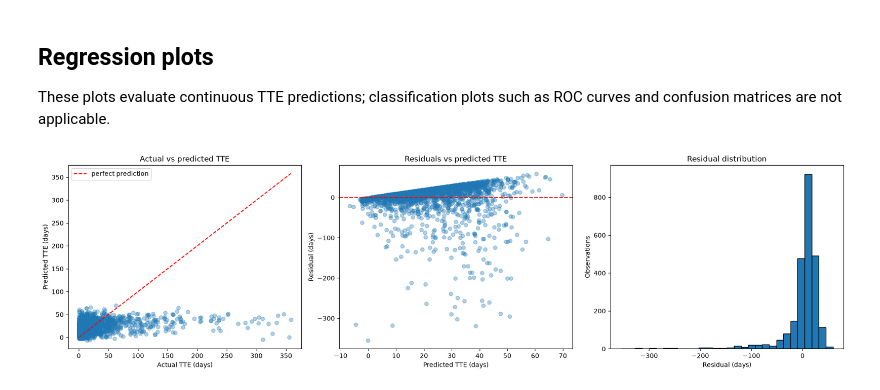
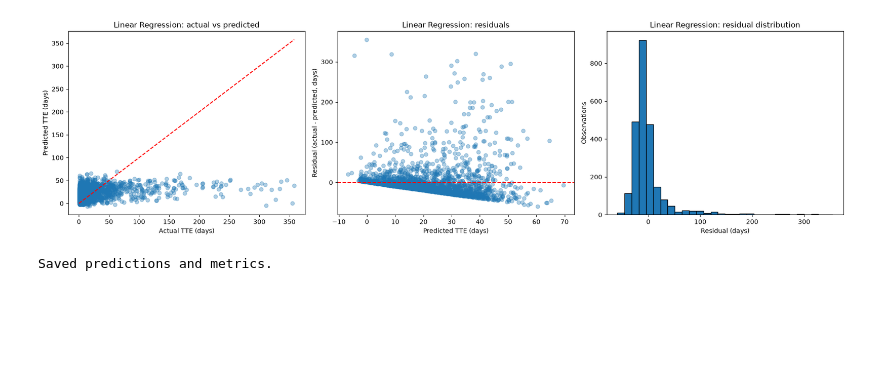
Before and after one commit to Sowmya-Ramesh-24/Satellite-Anomaly-Prediction-ML-Project, a Jupyter notebook: notebooks/lr.ipynb, the cells around one changed output. Drawn from its saved outputs; the diff is of its cells as text; code cells hidden in the pictures; blank space fills up the shorter version.

```diff
--- a/notebooks/lr.ipynb
+++ b/notebooks/lr.ipynb
@@ -53,28 +35,16 @@ The imputer and scaler are inside the model pipeline, so they are fitted separat
 # %%
-model = Pipeline([
-    ("imputer", SimpleImputer(strategy="median")),
-    ("scaler", StandardScaler()),
-    ("regressor", LinearRegression()),
-])
-
-X = df[FEATURES]
-y = df["tte"].to_numpy(float)
+model = Pipeline([("imputer", SimpleImputer(strategy="median")), ("scaler", StandardScaler()), ("regressor", LinearRegression())])
 oof_pred = np.full(len(df), np.nan)
 fold = np.zeros(len(df), dtype=int)
-kfold = KFold(n_splits=C.N_SPLITS, shuffle=True, random_state=42)
-for k, (train_idx, test_idx) in enumerate(kfold.split(X)):
+kfold = KFold(n_splits=N_SPLITS, shuffle=True, random_state=RANDOM_STATE)
+for current_fold, (train_idx, test_idx) in enumerate(kfold.split(X), start=1):
     model.fit(X.iloc[train_idx], y[train_idx])
     oof_pred[test_idx] = model.predict(X.iloc[test_idx])
-    fold[test_idx] = k
-
+    fold[test_idx] = current_fold
 rae = np.mean(np.abs(oof_pred - y) / y)
 mae = mean_absolute_error(y, oof_pred)
 rmse = mean_squared_error(y, oof_pred) ** 0.5
-print(f"TTE observations: {len(df)}")
-print(f"Satellites retained: {df.sat.nunique()}")
-print(f"Feature columns: {FEATURES}")
-print(f"CV folds: {C.N_SPLITS}")
-print(f"Linear Regression RAE: {rae:.6f}")
-print(f"Linear Regression MAE: {mae:.6f}")
-print(f"Linear Regression RMSE: {rmse:.6f}")
+print(f"Linear Regression RAE: {rae:.6f} ({rae * 100:.2f}%)")
+print(f"Linear Regression MAE: {mae:.3f} days")
+print(f"Linear Regression RMSE: {rmse:.3f} days")
 # %% [output]
@@ -88,30 +54,21 @@ Linear Regression RMSE: 39.931592
-# %% [markdown]
-## Regression plots
-These plots evaluate continuous TTE predictions; classification plots such as ROC curves and confusion matrices are not applicable.
-# %%
-residuals = oof_pred - y
-fig, axes = plt.subplots(1, 3, figsize=(18, 5))
-
-axes[0].scatter(y, oof_pred, alpha=0.35)
-line_max = max(y.max(), oof_pred.max())
-axes[0].plot([0, line_max], [0, line_max], "r--", label="perfect prediction")
-axes[0].set_title("Actual vs predicted TTE")
-axes[0].set_xlabel("Actual TTE (days)")
-axes[0].set_ylabel("Predicted TTE (days)")
-axes[0].legend()
-
-axes[1].scatter(oof_pred, residuals, alpha=0.35)
-axes[1].axhline(0, color="r", linestyle="--")
-axes[1].set_title("Residuals vs predicted TTE")
-axes[1].set_xlabel("Predicted TTE (days)")
-axes[1].set_ylabel("Residual (days)")
-
-axes[2].hist(residuals, bins=30, edgecolor="black")
-axes[2].set_title("Residual distribution")
-axes[2].set_xlabel("Residual (days)")
-axes[2].set_ylabel("Observations")
-
-plt.tight_layout()
-plt.show()
-# %% [output]
-[figure, removed]
+# %%
+predictions = pd.DataFrame({"actual_tte": y, "predicted_tte": oof_pred, "fold": fold, "satellite": df.sat, "orbit": df.orbit, "start": df.start})
+predictions.to_csv(RESULTS / "predictions_lr.csv", index=False)
+metrics = {"model": "Linear Regression", "model_key": "lr", "status": "success", "n_observations": len(df), "n_satellites": df.sat.nunique(), "cv_folds": N_SPLITS, "rae": rae, "rae_percent": rae * 100, "mae_days": mae, "rmse_days": rmse, "configuration": json.dumps({"features": FEATURES, "cv": "shuffled KFold", "random_state": RANDOM_STATE})}
+metrics_path = RESULTS / "metrics.csv"
+existing = pd.read_csv(metrics_path) if metrics_path.exists() else pd.DataFrame()
+if not existing.empty and "model_key" in existing.columns:
+    existing = existing[existing.model_key != "lr"]
+metrics_table = pd.concat([existing, pd.DataFrame([metrics])], ignore_index=True)
+metrics_table.to_csv(metrics_path, index=False)
+residuals = predictions.actual_tte - predictions.predicted_tte
+fig, axes = plt.subplots(1, 3, figsize=(18, 5))
+limit = max(predictions.actual_tte.max(), predictions.predicted_tte.max())
+axes[0].scatter(predictions.actual_tte, predictions.predicted_tte, alpha=.35); axes[0].plot([0, limit], [0, limit], "r--"); axes[0].set(xlabel="Actual TTE (days)", ylabel="Predicted TTE (days)", title="Linear Regression: actual vs predicted")
+axes[1].scatter(predictions.predicted_tte, residuals, alpha=.35); axes[1].axhline(0, color="r", linestyle="--"); axes[1].set(xlabel="Predicted TTE (days)", ylabel="Residual (actual - predicted, days)", title="Linear Regression: residuals")
+axes[2].hist(residuals, bins=30, edgecolor="black"); axes[2].set(xlabel="Residual (days)", ylabel="Observations", title="Linear Regression: residual distribution")
+plt.tight_layout(); fig.savefig(PLOTS / "lr_evaluation.png", dpi=150); plt.show()
+print("Saved predictions and metrics.")
+# %% [output]
+[figure, added]
+Saved predictions and metrics.
```
Also changed, not shown: parts of 8 cells of this notebook, 25 other files.
